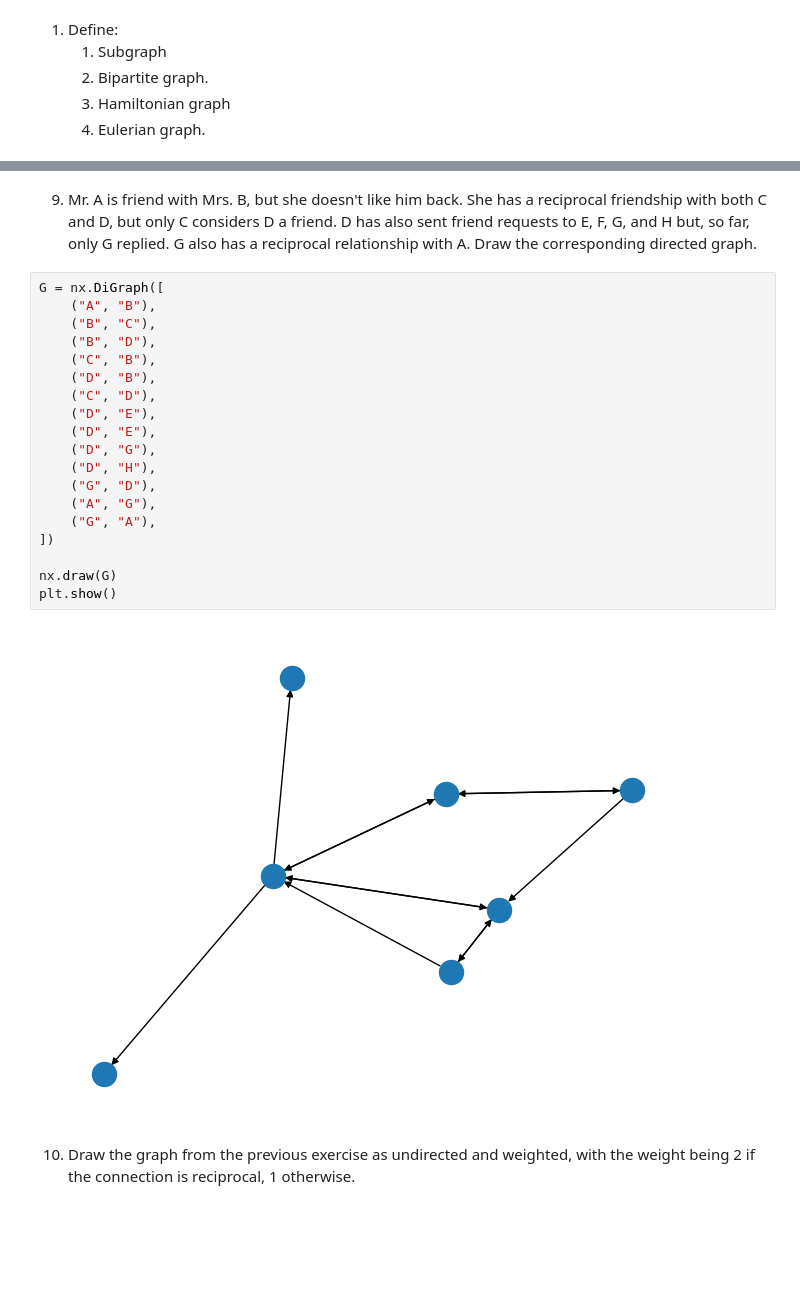
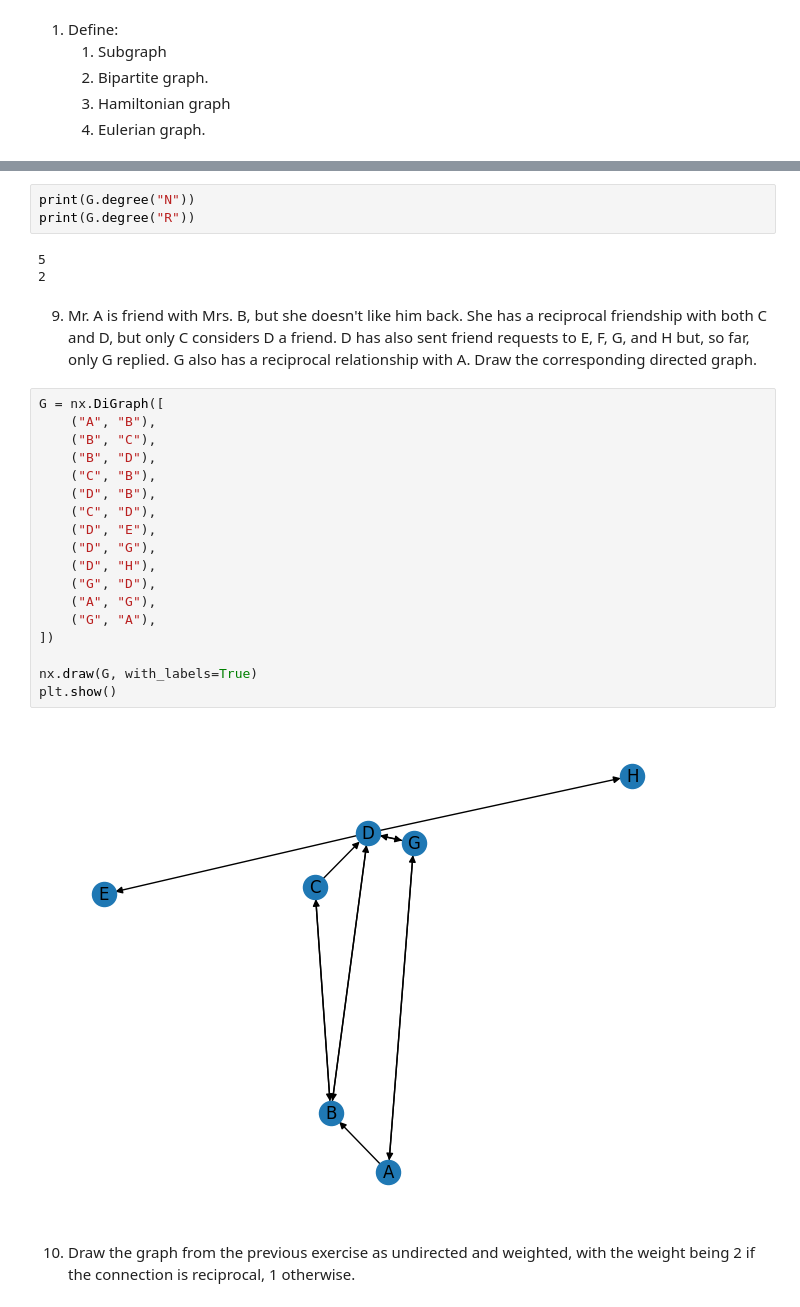
Before and after one commit to felipesenam/-network_analysis, a Jupyter notebook: ex_01.ipynb, the cells around one changed output, grey strips where cells are left out. Saved outputs shown, nothing was run; the diff lists cells and outputs as text; blank space fills up the shorter version.

```diff
--- a/ex_01.ipynb
+++ b/ex_01.ipynb
@@ -36,25 +101,30 @@ plt.show()
+# %%
+print(G.degree("N"))
+print(G.degree("R"))
+# %% [output]
+5
+2
 # %% [markdown]
 9. Mr. A is friend with Mrs. B, but she doesn't like him back. She has a reciprocal friendship with both C and D, but only C considers D a friend. D has also sent friend requests to E, F, G, and H but, so far, only G replied. G also has a reciprocal relationship with A. Draw the corresponding directed graph.
 # %%
 G = nx.DiGraph([
     ("A", "B"),
     ("B", "C"),
     ("B", "D"),
     ("C", "B"),
     ("D", "B"),
     ("C", "D"),
     ("D", "E"),
-    ("D", "E"),
     ("D", "G"),
     ("D", "H"),
     ("G", "D"),
     ("A", "G"),
     ("G", "A"),
 ])
 
-nx.draw(G)
+nx.draw(G, with_labels=True)
 plt.show()
 # %% [output]
-[figure, old version]
+[figure, new version]
 # %% [markdown]
 10. Draw the graph from the previous exercise as undirected and weighted, with the weight being 2 if the connection is reciprocal, 1 otherwise.
```
Also changed, not shown: parts of 8 cells of this notebook.
